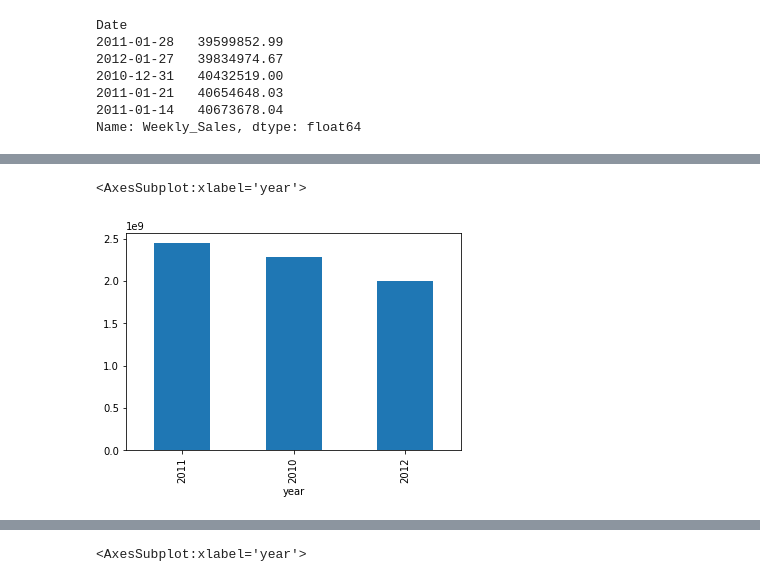
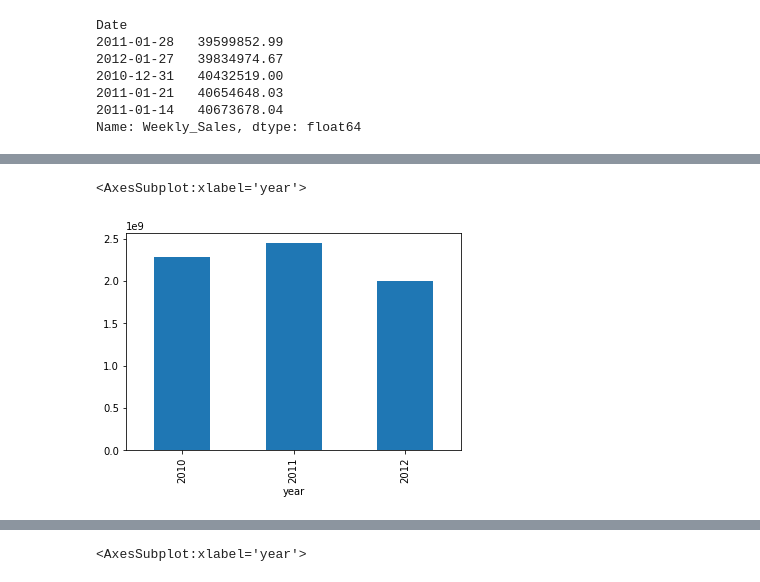
Before and after one commit to DamonReyes/Portfolio_Projects, a Jupyter notebook: Python/Retail Stores Analytics.ipynb, the cells around one changed output, grey strips where cells are left out. Drawn from its saved outputs; the diff is of its cells as text; code cells hidden in the pictures.

```diff
--- a/Python/Retail Stores Analytics.ipynb
+++ b/Python/Retail Stores Analytics.ipynb
@@ -306,8 +306,8 @@ Store[(Store['Fuel_Price'] <= 2.48)]
 |  | Store | Date | Weekly_Sales | Holiday_Flag | Temperature | Fuel_Price | CPI | Unemployment | year | ... |
 | 5007 | 36 | 2010-02-19 | 470281.03 | 0 | 45.66 | 2.47 | 210.05 | 8.55 | 2010 | ... |
 # %%
-Store.groupby('year')['Weekly_Sales'].sum().sort_values(ascending=False).plot(kind='bar')
+Store.groupby('year')['Weekly_Sales'].sum().plot(kind='bar')
 # %% [output]
 <AxesSubplot:xlabel='year'>
-[figure, old version]
+[figure, new version]
 # %%
```
Also changed, not shown: parts of 29 cells of this notebook.
